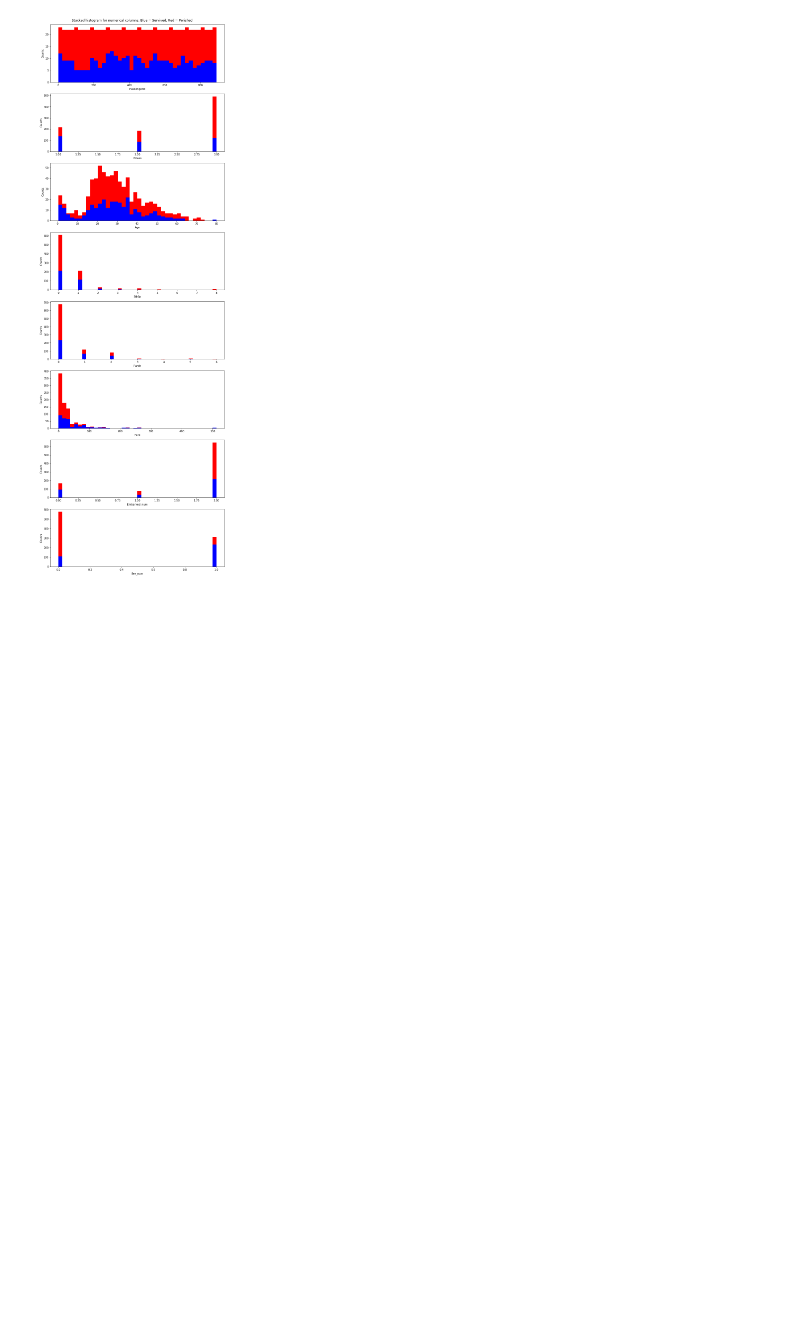
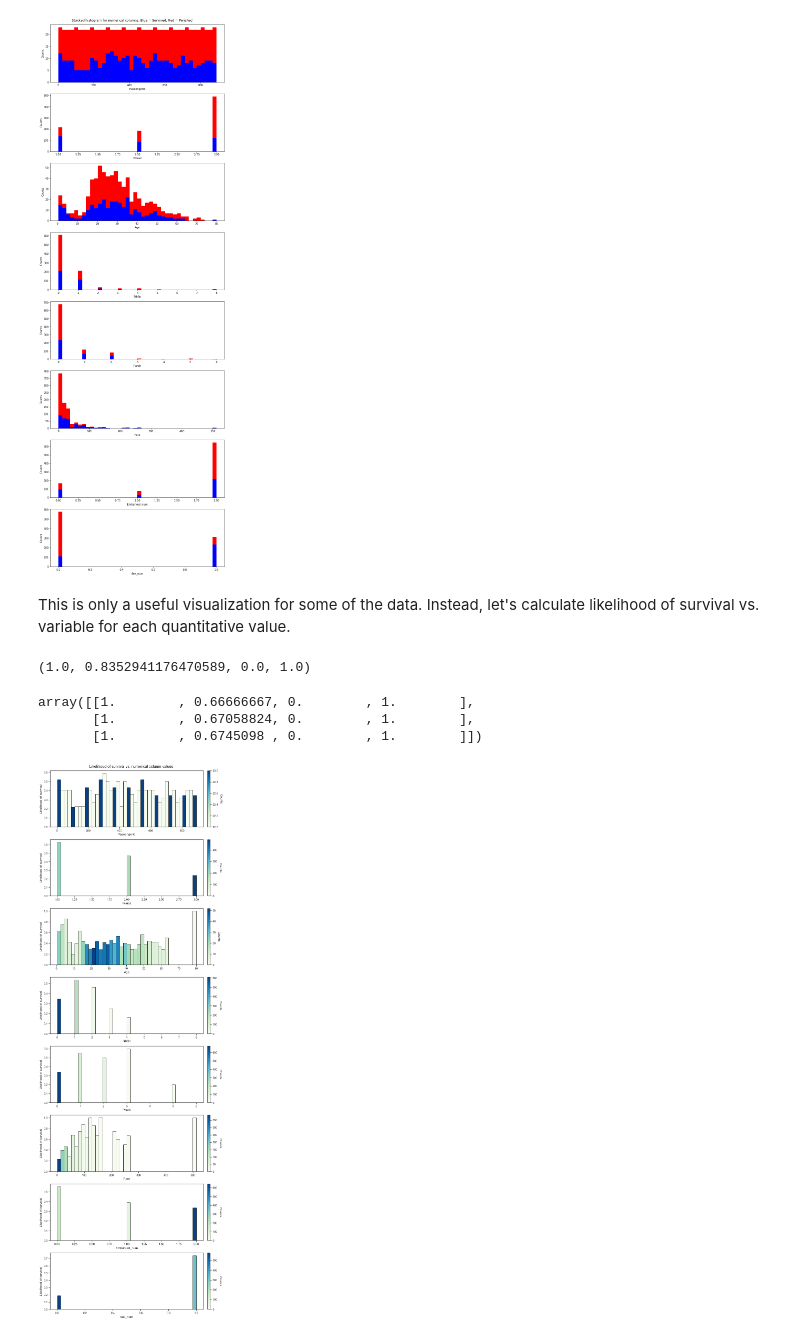
Before and after one commit to pfschus/titanic_pie, a Jupyter notebook: notebooks/pat_data_exploration.ipynb, the cells around one changed output. Saved outputs shown, nothing was run; the diff lists cells and outputs as text; code cells hidden in the pictures; blank space fills up the shorter version.

```diff
--- a/notebooks/pat_data_exploration.ipynb
+++ b/notebooks/pat_data_exploration.ipynb
@@ -177,3 +234,58 @@ fig.tight_layout()
 fig.subplots_adjust(top=0.97)
 # %% [output]
 [figure]
+# %% [markdown]
+This is only a useful visualization for some of the data. Instead, let's calculate likelihood of survival vs. variable for each quantitative value.
+# %%
+def divide_smart(a,b):
+    """
+    Divide array a by b. If b values are zero, set result to zero.
+    """
+    c = np.divide(a, b, out=np.zeros(b.shape), where=b!=0)
+    return c
+# %%
+cmap = cm.autumn
+norm = Normalize(vmin = -20, vmax = 10)
+print(cmap(norm(5)))
+# %% [output]
+(1.0, 0.8352941176470589, 0.0, 1.0)
+# %%
+cmap(norm([0,0.1,0.2]))
+# %% [output]
+array([[1.        , 0.66666667, 0.        , 1.        ],
+       [1.        , 0.67058824, 0.        , 1.        ],
+       [1.        , 0.6745098 , 0.        , 1.        ]])
+# %%
+num_vars = ['PassengerId','Pclass','Age','SibSp','Parch','Fare','Embarked_num','Sex_num']
+fig, axes = plt.subplots(nrows = len(num_vars), sharex = False, figsize=(10,30))
+
+mask_survived = train_df['Survived'] == True
+
+my_cmap = cm.get_cmap('GnBu')
+
+for idx, ax in enumerate(axes):
+    var = num_vars[idx]
+    hist_all, bin_edges = np.histogram(train_df[var].dropna(),bins=40)
+    hist_survived = np.histogram(train_df.loc[mask_survived,var].dropna(),bins=bin_edges)[0]
+    hist_perished = np.histogram(train_df.loc[~mask_survived,var].dropna(),bins=bin_edges)[0]
+
+    prob_survived = divide_smart(hist_survived, hist_all)
+    prob_perished = divide_smart(hist_perished, hist_all)
+
+    bin_width = bin_edges[1]-bin_edges[0]
+    bin_centers = bin_edges[:-1] + bin_width/2
+
+    this_norm = Normalize(vmin = hist_all.min(), vmax = hist_all.max())
+
+    br = ax.bar(bin_centers, prob_survived, width = bin_width, color=my_cmap(this_norm(hist_all)),edgecolor='k')
+    ax.set_xlabel(var)
+    ax.set_ylabel('Likelihood of survival')
+
+    sm = cm.ScalarMappable(cmap=my_cmap, norm=this_norm)
+    cbar = plt.colorbar(sm,ax=ax,fraction=0.043,pad=0.025)
+    cbar.set_label('Counts',rotation=270,labelpad=15)
+fig.suptitle('Likelihood of survival vs. numerical column values');
+fig.tight_layout()
+fig.subplots_adjust(top=0.97)
+# %% [output]
+[figure, added]
```
Also changed, not shown: parts of 16 cells of this notebook.
